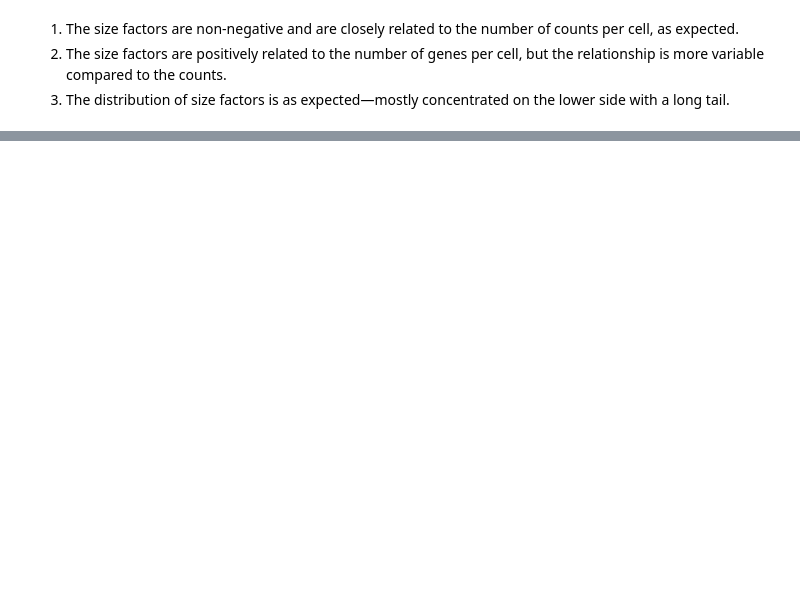
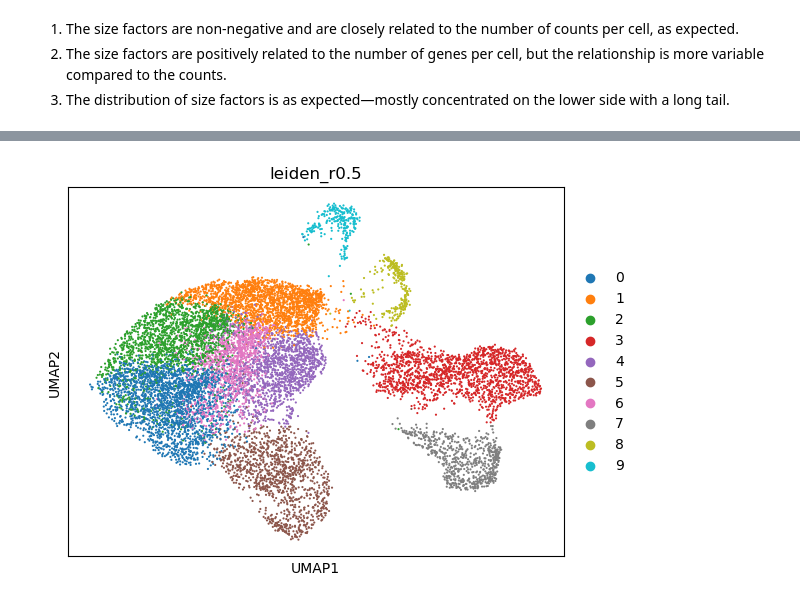
Before and after one commit to DC43-yiyang/MD, a Jupyter notebook: single_analysis.ipynb, the cells around one changed output, grey strips where cells are left out. Saved outputs shown, nothing was run; the diff lists cells and outputs as text; code cells hidden in the pictures; blank space fills up the shorter version.

```diff
--- a/single_analysis.ipynb
+++ b/single_analysis.ipynb
@@ -272,0 +363,4 @@ plt.show()
+# %%
+sc.pl.umap(adata, color=['leiden_r0.5'])
+# %% [output]
+[figure, added]
```
Also changed, not shown: parts of 27 cells of this notebook.
